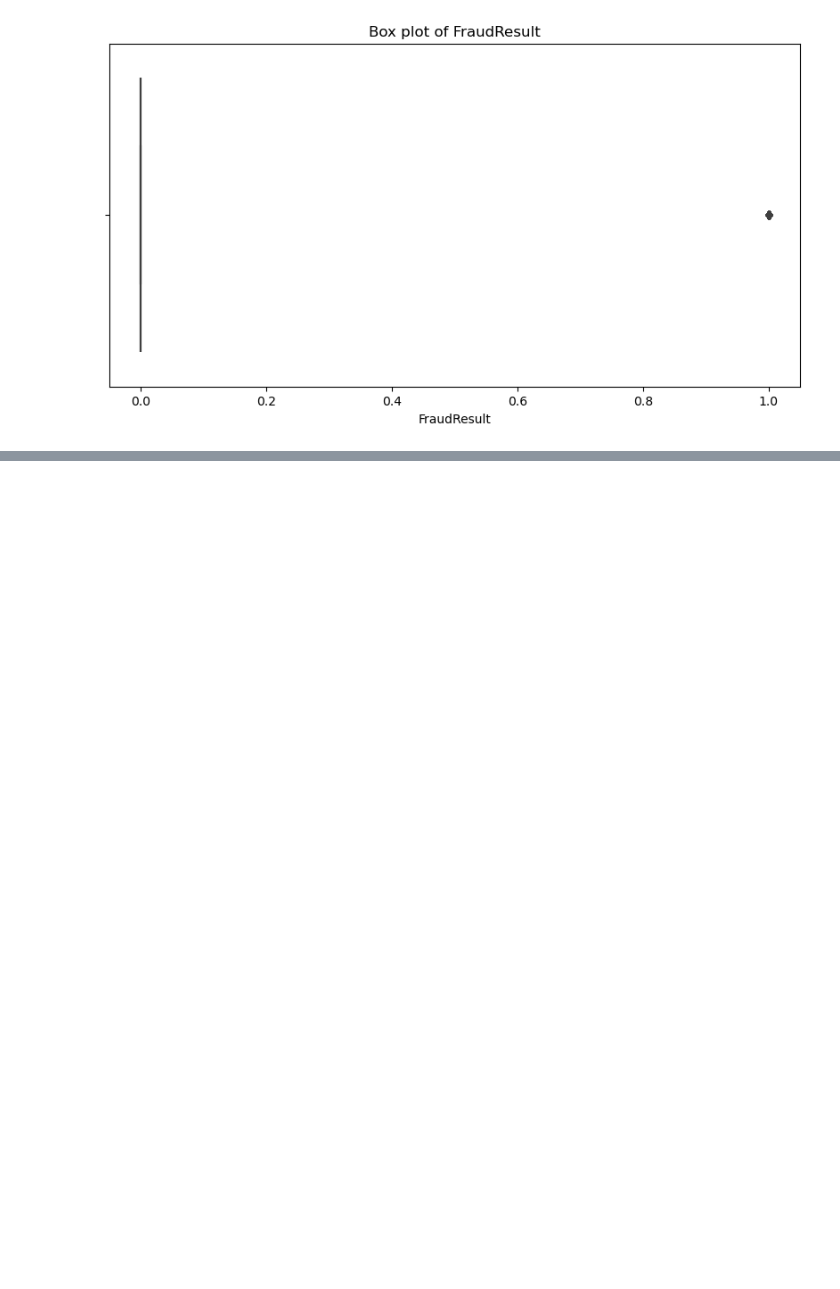
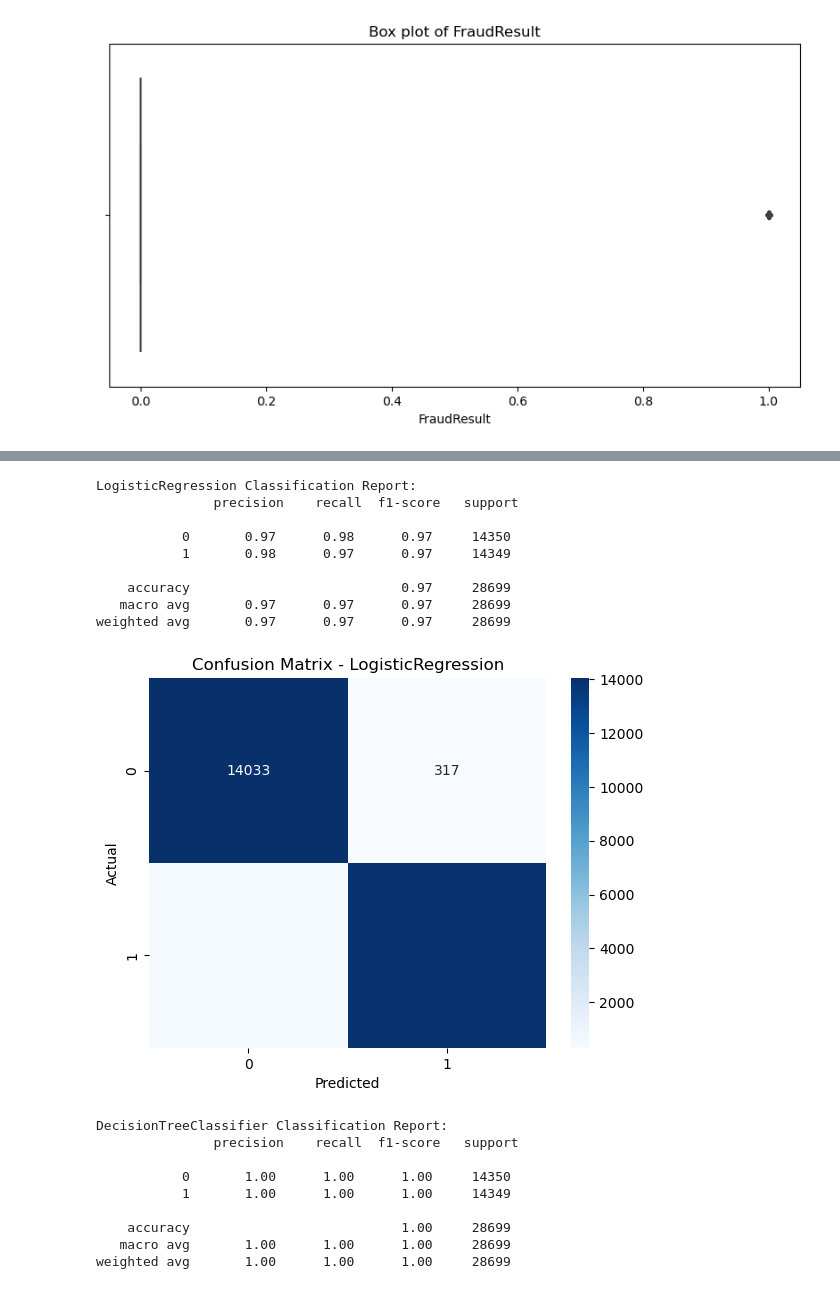
Before and after one commit to haftomlegese/bati_bank_analystics, a Jupyter notebook: notebooks/bati_bank_eda.ipynb, the cells around one changed output, grey strips where cells are left out. Drawn from its saved outputs; the diff is of its cells as text; code cells hidden in the pictures; blank space fills up the shorter version.

```diff
--- a/notebooks/bati_bank_eda.ipynb
+++ b/notebooks/bati_bank_eda.ipynb
@@ -177,0 +505,79 @@ for column in numeric_columns:
+# %%
+# Logistic Regression
+lr = LogisticRegression(max_iter=1000)
+param_grid_lr = {'C': [0.01, 0.1, 1, 10, 100]}
+grid_search_lr = GridSearchCV(lr, param_grid_lr, cv=5, scoring='roc_auc')
+grid_search_lr.fit(X_train, y_train)
+
+best_lr = grid_search_lr.best_estimator_
+# %%
+# Decision Tree
+dt = DecisionTreeClassifier()
+param_grid_dt = {'max_depth': [3, 5, 7, 10], 'min_samples_split': [2, 5, 10]}
+grid_search_dt = GridSearchCV(dt, param_grid_dt, cv=5, scoring='roc_auc')
+grid_search_dt.fit(X_train, y_train)
+
+best_dt = grid_search_dt.best_estimator_
+# %%
+# Function to evaluate the model
+def evaluate_model(model, X_train, y_train, X_test, y_test):
+    y_train_pred = model.predict(X_train)
+    y_test_pred = model.predict(X_test)
+    y_train_prob = model.predict_proba(X_train)[:, 1]
+    y_test_prob = model.predict_proba(X_test)[:, 1]
+
+    metrics = {
+        'Model': model.__class__.__name__,
+        'Train Accuracy': accuracy_score(y_train, y_train_pred),
+        'Test Accuracy': accuracy_score(y_test, y_test_pred),
+        'Train Precision': precision_score(y_train, y_train_pred),
+        'Test Precision': precision_score(y_test, y_test_pred),
+        'Train Recall': recall_score(y_train, y_train_pred),
+        'Test Recall': recall_score(y_test, y_test_pred),
+        'Train F1': f1_score(y_train, y_train_pred),
+        'Test F1': f1_score(y_test, y_test_pred),
+        'Train ROC-AUC': roc_auc_score(y_train, y_train_prob),
+        'Test ROC-AUC': roc_auc_score(y_test, y_test_prob)
+    }
+
+    print(f"{model.__class__.__name__} Classification Report:\n", classification_report(y_test, y_test_pred))
+
+    conf_matrix = confusion_matrix(y_test, y_test_pred)
+    sns.heatmap(conf_matrix, annot=True, fmt='d', cmap='Blues')
+    plt.xlabel('Predicted')
+    plt.ylabel('Actual')
+    plt.title(f'Confusion Matrix - {model.__class__.__name__}')
+    plt.show()
+
+    return metrics
+
+# Evaluate the models
+models = [best_lr, best_dt]
+metrics_list = []
+
+for model in models:
+    metrics = evaluate_model(model, X_train, y_train, X_test, y_test)
+    metrics_list.append(metrics)
+
+metrics_df = pd.DataFrame(metrics_list)
+print(metrics_df)
+# %% [output]
+LogisticRegression Classification Report:
+               precision    recall  f1-score   support
+
+           0       0.97      0.98      0.97     14350
+           1       0.98      0.97      0.97     14349
+
+    accuracy                           0.97     28699
+   macro avg       0.97      0.97      0.97     28699
+weighted avg       0.97      0.97      0.97     28699
+[figure, added]
+DecisionTreeClassifier Classification Report:
+               precision    recall  f1-score   support
+
+           0       1.00      1.00      1.00     14350
+           1       1.00      1.00      1.00     14349
+
+    accuracy                           1.00     28699
+   macro avg       1.00      1.00      1.00     28699
+weighted avg       1.00      1.00      1.00     28699
```
Also changed, not shown: parts of 14 cells of this notebook, 9 other files.
